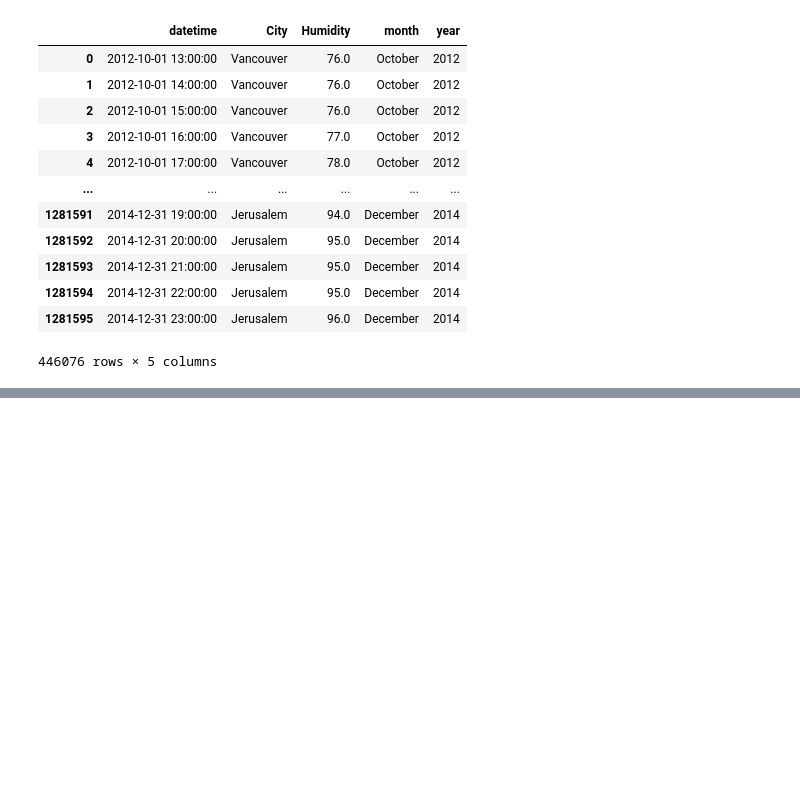
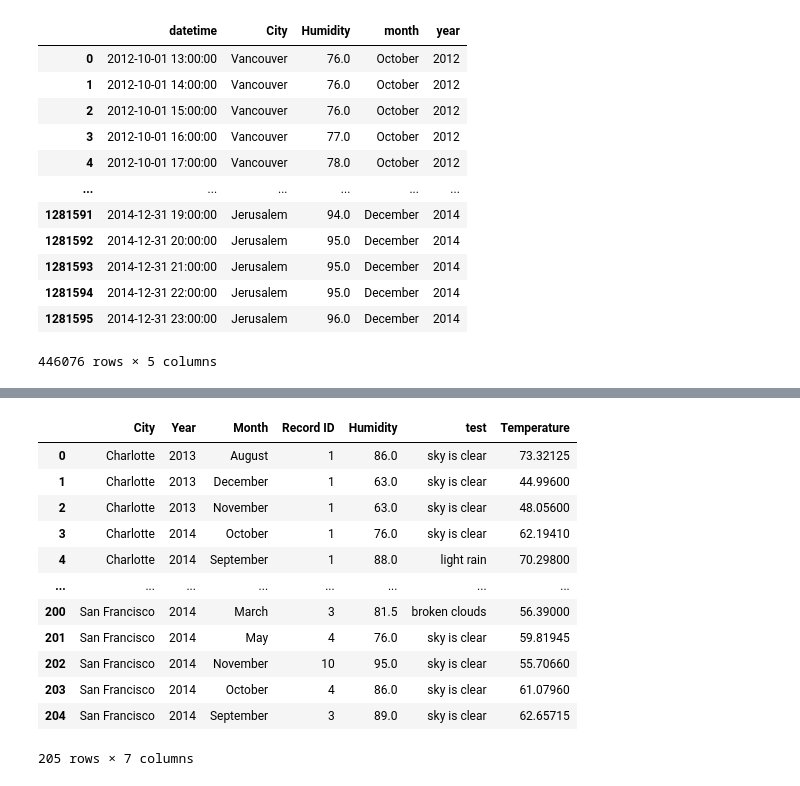
Before and after one commit to marinotem/project-2, a Jupyter notebook: data_cleaning.ipynb, the cells around one changed output, grey strips where cells are left out. Saved outputs shown, nothing was run; the diff lists cells and outputs as text; code cells hidden in the pictures; blank space fills up the shorter version.

```diff
--- a/data_cleaning.ipynb
+++ b/data_cleaning.ipynb
@@ -326,0 +373,18 @@ dtype: object
+# %%
+# changing temperature (F) to just temperature because we ran into an issue with importing df to sql with a parentheses
+homicide_weather_df.rename(columns = {'Temperature (F)':'Temperature'}, inplace = True)
+homicide_weather_df
+# %% [output]
+|  | City | Year | Month | Record ID | Humidity | test | Temperature |
+| 0 | Charlotte | 2013 | August | 1 | 86.0 | sky is clear | 73.32125 |
+| 1 | Charlotte | 2013 | December | 1 | 63.0 | sky is clear | 44.99600 |
+| 2 | Charlotte | 2013 | November | 1 | 63.0 | sky is clear | 48.05600 |
+| 3 | Charlotte | 2014 | October | 1 | 76.0 | sky is clear | 62.19410 |
+| 4 | Charlotte | 2014 | September | 1 | 88.0 | light rain | 70.29800 |
+| ... | ... | ... | ... | ... | ... | ... | ... |
+| 200 | San Francisco | 2014 | March | 3 | 81.5 | broken clouds | 56.39000 |
+| 201 | San Francisco | 2014 | May | 4 | 76.0 | sky is clear | 59.81945 |
+| 202 | San Francisco | 2014 | November | 10 | 95.0 | sky is clear | 55.70660 |
+| 203 | San Francisco | 2014 | October | 4 | 86.0 | sky is clear | 61.07960 |
+| 204 | San Francisco | 2014 | September | 3 | 89.0 | sky is clear | 62.65715 |
+205 rows × 7 columns
```
Also changed, not shown: parts of 30 cells of this notebook, 1 other file.
